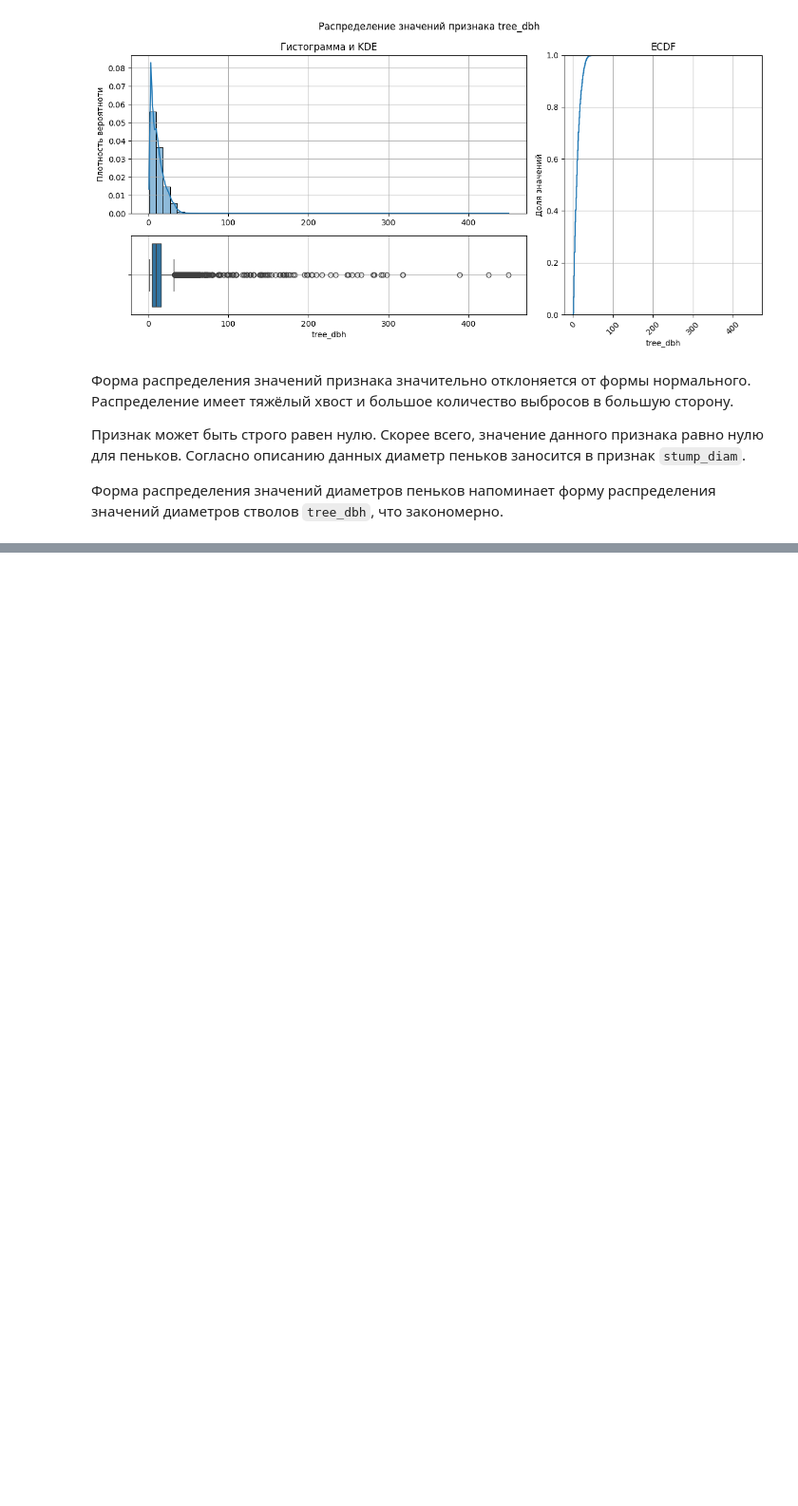
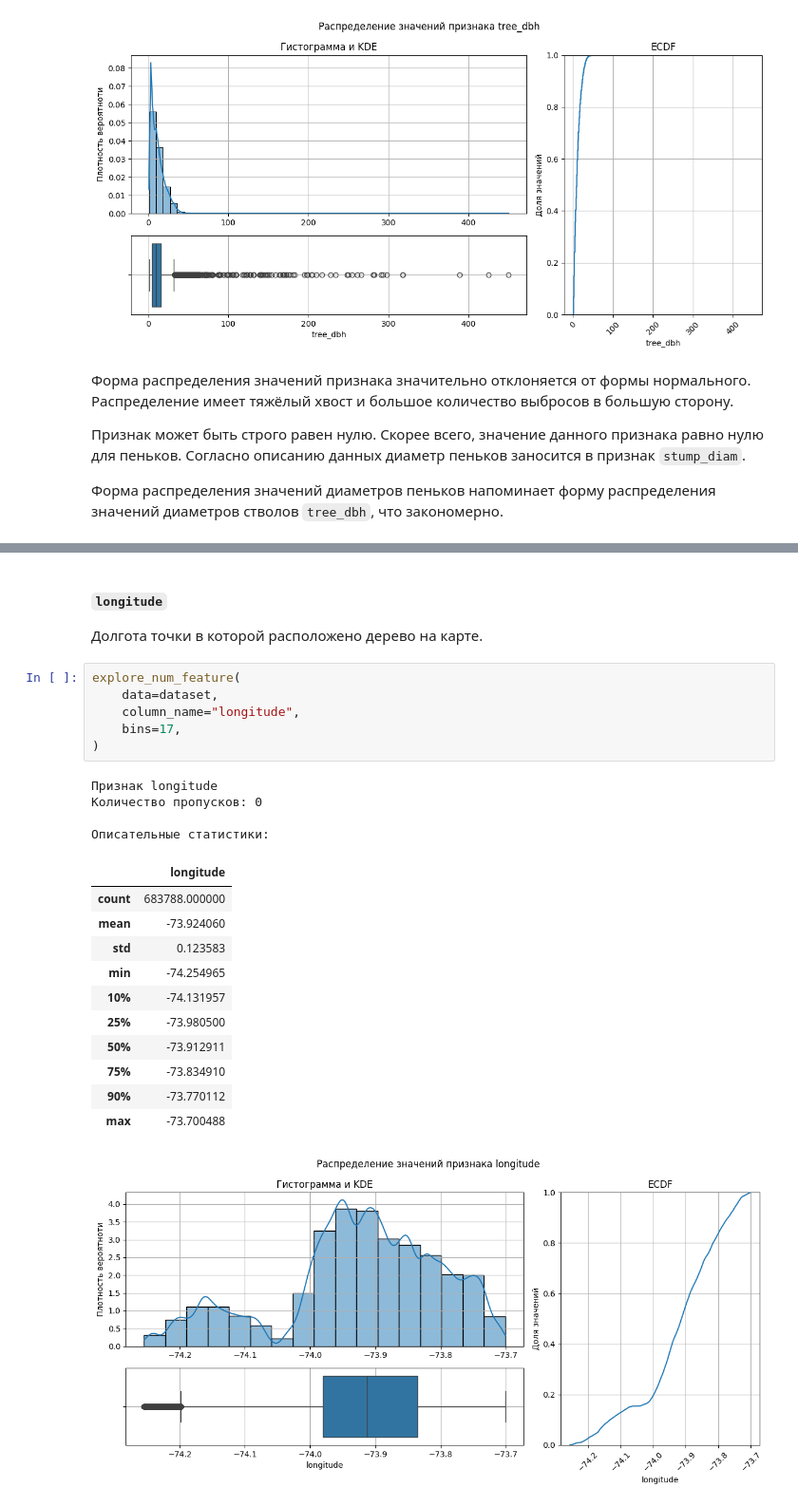
Before and after one commit to AlekseiBogachev/ny-tree-census, a Jupyter notebook: notebooks/exploratory/eda.ipynb, the cells around one changed output, grey strips where cells are left out. Shown: that part at 95% size. Drawn from its saved outputs; the diff is of its cells as text; blank space fills up the shorter version.

```diff
--- a/notebooks/exploratory/eda.ipynb
+++ b/notebooks/exploratory/eda.ipynb
@@ -462,0 +492,26 @@ explore_num_feature(
+# %% [markdown]
+##### `longitude`
+Долгота точки в которой расположено дерево на карте.
+# %%
+explore_num_feature(
+    data=dataset,
+    column_name="longitude",
+    bins=17,
+)
+# %% [output]
+Признак longitude
+Количество пропусков: 0
+
+Описательные статистики:
+|  | longitude |
+| count | 683788.000000 |
+| mean | -73.924060 |
+| std | 0.123583 |
+| min | -74.254965 |
+| 10% | -74.131957 |
+| 25% | -73.980500 |
+| 50% | -73.912911 |
+| 75% | -73.834910 |
+| 90% | -73.770112 |
+| max | -73.700488 |
+[figure, added]
```
Also changed, not shown: parts of 4 cells of this notebook, 2 other files.
